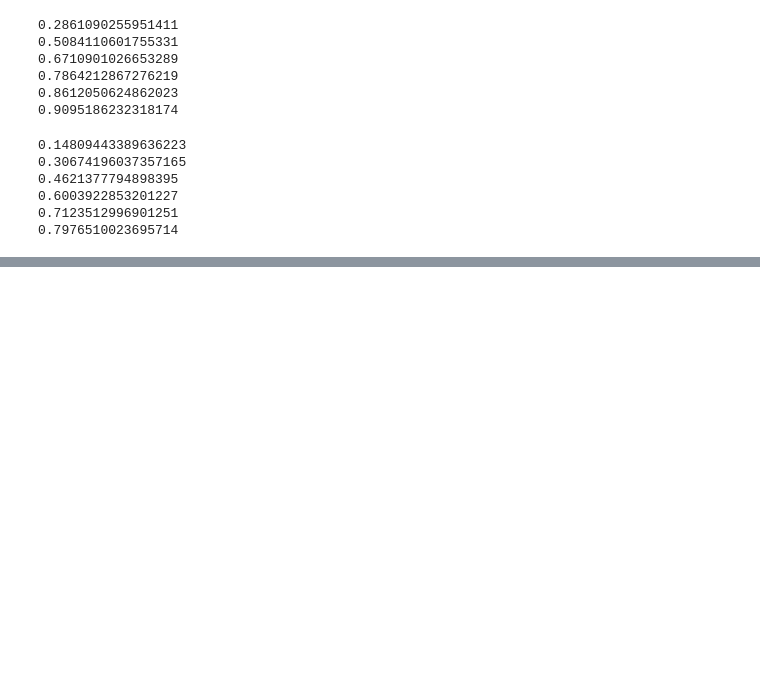
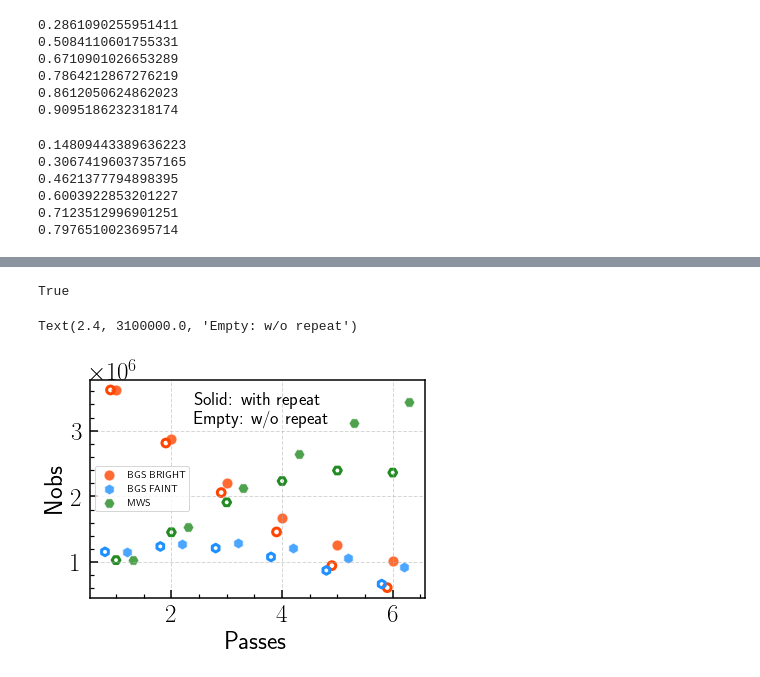
Before and after one commit to dr-guangtou/damascus, a Jupyter notebook: note/desi_bgs/desi_bgs_five_passes.ipynb, the cells around one changed output, grey strips where cells are left out. Saved outputs shown, nothing was run; the diff lists cells and outputs as text; code cells hidden in the pictures; blank space fills up the shorter version.

Commit message:
Make a plot

```diff
--- a/note/desi_bgs/desi_bgs_five_passes.ipynb
+++ b/note/desi_bgs/desi_bgs_five_passes.ipynb
@@ -63,3 +63,10 @@ WARNING: MergeConflictWarning: Cannot merge meta key 'PRIOFRAC' types <class 'as
 WARNING: MergeConflictWarning: Cannot merge meta key 'PRIONEW' types <class 'astropy.io.fits.card.Undefined'> and <class 'astropy.io.fits.card.Undefined'>, choosing PRIONEW=<astropy.io.fits.card.Undef ...
 WARNING: MergeConflictWarning: Cannot merge meta key 'NUMINIT' types <class 'astropy.io.fits.card.Undefined'> and <class 'astropy.io.fits.card.Undefined'>, choosing NUMINIT=<astropy.io.fits.card.Undef ...
 WARNING: MergeConflictWarning: Cannot merge meta key 'NUMINITQ' types <class 'astropy.io.fits.card.Undefined'> and <class 'astropy.io.fits.card.Undefined'>, choosing NUMINITQ=<astropy.io.fits.card.Und ...
+# %%
+# MWS targets
+
+ngc_mws = ngc_cat[ngc_cat['MWS_TARGET'] > 0]
+sgc_mws = sgc_cat[sgc_cat['MWS_TARGET'] > 0]
+
+mws_cat = vstack([ngc_mws, sgc_mws])
@@ -147,0 +428,72 @@ print((bgs_faint_pass6 > 0).sum() / len(bgs_faint_pass6))
+# %%
+(bgs_bright_pass1 > 0).sum() == bgs_bright_pass1.sum()
+# %% [output]
+True
+# %%
+plt.scatter(
+    [1, 2, 3, 4, 5, 6],
+    [bgs_bright_pass1.sum(), (bgs_bright_pass2 - bgs_bright_pass1).sum(), (bgs_bright_pass3 - bgs_bright_pass2).sum(),
+     (bgs_bright_pass4 - bgs_bright_pass3).sum(), (bgs_bright_pass5 - bgs_bright_pass4).sum(), (bgs_bright_pass6 - bgs_bright_pass5).sum()],
+    marker='o', s=120, facecolor='orangered', edgecolor='w', label='BGS BRIGHT', alpha=0.8
+)
+
+plt.scatter(
+    [1.2, 2.2, 3.2, 4.2, 5.2, 6.2],
+    [bgs_faint_pass1.sum(), (bgs_faint_pass2 - bgs_faint_pass1).sum(), (bgs_faint_pass3 - bgs_faint_pass2).sum(),
+     (bgs_faint_pass4 - bgs_faint_pass3).sum(), (bgs_faint_pass5 - bgs_faint_pass4).sum(), (bgs_faint_pass6 - bgs_faint_pass5).sum()],
+    marker='h', s=120, facecolor='dodgerblue', edgecolor='w', label='BGS FAINT', alpha=0.8
+)
+
+plt.scatter(
+    [1.3, 2.3, 3.3, 4.3, 5.3, 6.3],
+    [mws_cat_pass1.sum(), (mws_cat_pass2 - mws_cat_pass1).sum(), (mws_cat_pass3 - mws_cat_pass2).sum(),
+     (mws_cat_pass4 - mws_cat_pass3).sum(), (mws_cat_pass5 - mws_cat_pass4).sum(), (mws_cat_pass6 - mws_cat_pass5).sum()],
+    marker='H', s=120, facecolor='forestgreen', edgecolor='w', label='MWS', alpha=0.8
+)
+
+plt.legend(loc='best')
+
+plt.scatter(
+    [0.9, 1.9, 2.9, 3.9, 4.9, 5.9],
+    [bgs_bright_pass1.sum(),
+     ((bgs_bright_pass2 > 0).sum() - (bgs_bright_pass1 > 0).sum()),
+     ((bgs_bright_pass3 > 0).sum() - (bgs_bright_pass2 > 0).sum()),
+     ((bgs_bright_pass4 > 0).sum() - (bgs_bright_pass3 > 0).sum()),
+     ((bgs_bright_pass5 > 0).sum() - (bgs_bright_pass4 > 0).sum()),
+     ((bgs_bright_pass6 > 0).sum() - (bgs_bright_pass5 > 0).sum()),
+    ],
+    marker='o', s=60, facecolor='none', edgecolor='orangered', linewidth=3
+)
+
+plt.scatter(
+    [0.8, 1.8, 2.8, 3.8, 4.8, 5.8],
+    [bgs_faint_pass1.sum(),
+     ((bgs_faint_pass2 > 0).sum() - (bgs_faint_pass1 > 0).sum()),
+     ((bgs_faint_pass3 > 0).sum() - (bgs_faint_pass2 > 0).sum()),
+     ((bgs_faint_pass4 > 0).sum() - (bgs_faint_pass3 > 0).sum()),
+     ((bgs_faint_pass5 > 0).sum() - (bgs_faint_pass4 > 0).sum()),
+     ((bgs_faint_pass6 > 0).sum() - (bgs_faint_pass5 > 0).sum()),
+    ],
+    marker='h', s=60, facecolor='none', edgecolor='dodgerblue', linewidth=3
+)
+
+plt.scatter(
+    [1, 2, 3, 4, 5, 6],
+    [mws_cat_pass1.sum(),
+     ((mws_cat_pass2 > 0).sum() - (mws_cat_pass1 > 0).sum()),
+     ((mws_cat_pass3 > 0).sum() - (mws_cat_pass2 > 0).sum()),
+     ((mws_cat_pass4 > 0).sum() - (mws_cat_pass3 > 0).sum()),
+     ((mws_cat_pass5 > 0).sum() - (mws_cat_pass4 > 0).sum()),
+     ((mws_cat_pass6 > 0).sum() - (mws_cat_pass5 > 0).sum()),
+    ],
+    marker='H', s=60, facecolor='none', edgecolor='forestgreen', linewidth=3
+)
+
+plt.xlabel("Passes", fontsize=25)
+plt.ylabel("Nobs", fontsize=25)
+
+plt.text(2.4, 3.4e6, "Solid: with repeat", fontsize=18)
+plt.text(2.4, 3.1e6, "Empty: w/o repeat", fontsize=18)
+# %% [output]
+Text(2.4, 3100000.0, 'Empty: w/o repeat')
+[figure, added]
```
Also changed, not shown: parts of 22 cells of this notebook.
